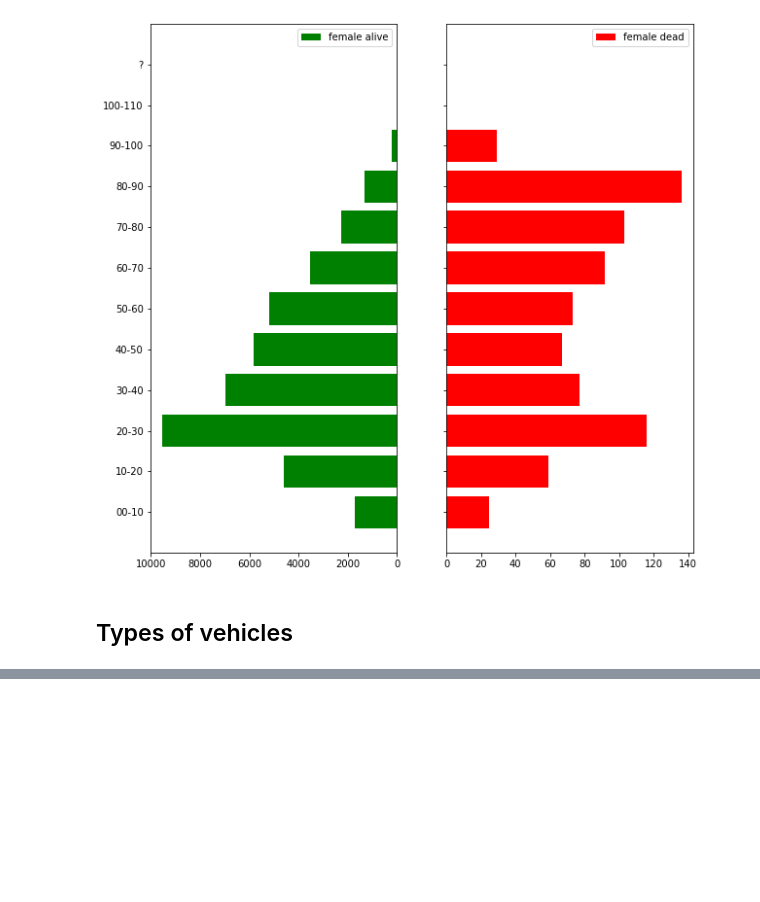
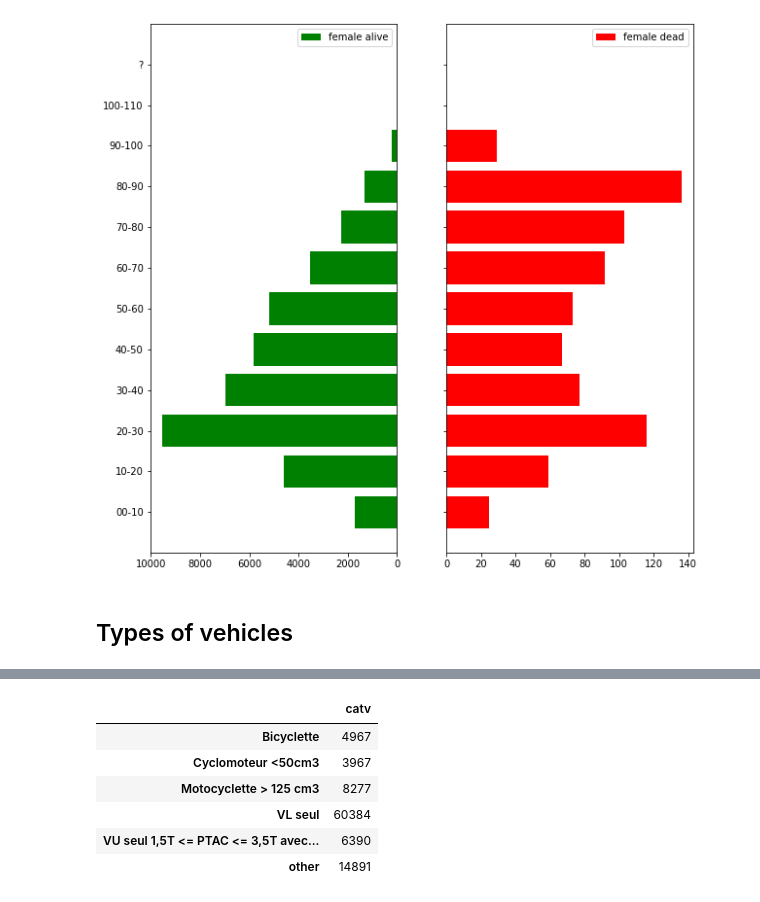
Before and after one commit to sinitame/epfl-ada-project, a Jupyter notebook: notebooks/population_pyramid.ipynb, the cells around one changed output, grey strips where cells are left out. Drawn from its saved outputs; the diff is of its cells as text; code cells hidden in the pictures; blank space fills up the shorter version.

```diff
--- a/notebooks/population_pyramid.ipynb
+++ b/notebooks/population_pyramid.ipynb
@@ -200,3 +154,82 @@ vehicles_2018_cat
+# %%
+def get_vehicles_type_df(data, top_k):
+    """Create a DataFrame (catv).
+
+    Count number of vehicles per category
+
+    Parameters
+    ----------
+    data : YearLoader
+        Dataset loading class.
+    top_k : int
+        get top_k value.
+
+    Returns
+    -------
+    pandas.DataFrame
+        Vehicles categories count DataFrame.
+
+    """
+    types = {
+        1 : 'Bicyclette',
+        2 : 'Cyclomoteur <50cm3',
+        3 : 'Voiturette (Quadricycle à moteur carrossé) (anciennement "voiturette ou tricycle à moteur")',
+        4 : 'Référence plus utilisée depuis 2006 (scooter immatriculé)',
+        5 : 'Référence plus utilisée depuis 2006 (motocyclette)',
+        6 : 'Référence plus utilisée depuis 2006 (side-car)',
+        7 : 'VL seul',
+        8 : 'Catégorie plus utilisée (VL + caravane)',
+        9 : 'Catégorie plus utilisée (VL + remorque)',
+        10 : 'VU seul 1,5T <= PTAC <= 3,5T avec ou sans remorque (anciennement VU seul 1,5T <= PTAC <= 3,5T)',
+        11 : 'Référence plus utilisée depuis 2006 (VU (10) + caravane)',
+        12 : 'Référence plus utilisée depuis 2006 (VU (10) + remorque)',
+        13 : 'PL seul 3,5T <PTCA <= 7,5T',
+        14 : 'PL seul > 7,5T',
+        15 : 'PL > 3,5T + remorque',
+        16 : 'Tracteur routier seul',
+        17 : 'Tracteur routier + semi-remorque',
+        18 : 'Référence plus utilisée depuis 2006 (transport en commun)',
+        19 : 'Référence plus utilisée depuis 2006 (tramway)',
+        20 : 'Engin spécial',
+        21 : 'Tracteur agricole',
+        30 : 'Scooter < 50 cm3',
+        31 : 'Motocyclette > 50 cm3 et <= 125 cm3',
+        32 : 'Scooter >50cm3 et<=125cm3',
+        33 : 'Motocyclette > 125 cm3',
+        34 : 'Scooter > 125 cm3',
+        35 : 'Quad léger <= 50 cm3 (Quadricycle à moteur non carrossé)',
+        36 : 'Quad lourd > 50 cm3 (Quadricycle à moteur non carrossé)',
+        37 : 'Autobus',
+        38 : 'Autocar',
+        39 : 'Train',
+        40 : 'Tramway',
+        99 : 'Autre véhicule'
+    }
+
+    # Get vehicles DataFrame
+    vehicles = data.get_dataframe("vehicles")
+
+    # Count vehicles per category
+    vehicles_cat = pd.DataFrame(vehicles['catv'].value_counts())
+    vehicles_cat.index = vehicles_cat.apply(lambda x: types.get(x.name), axis =1)
+    # Get top k
+    top_k_name = vehicles_cat.nlargest(top_k, 'catv', keep='first').index.values
+    # If in top k => keep name, else name=>'other'
+    vehicles_cat.index = vehicles_cat.apply(lambda x: x.name if x.name in top_k_name else 'other', axis=1)
+    vehicles_cat = vehicles_cat.groupby(vehicles_cat.index).sum(axis=1)
+
+    return vehicles_cat
+
+vehicles_2018_cat = get_vehicles_type_df(data_2018, 5)
+vehicles_2018_cat
+# %% [output]
+|  | catv |
+| Bicyclette | 4967 |
+| Cyclomoteur <50cm3 | 3967 |
+| Motocyclette > 125 cm3 | 8277 |
+| VL seul | 60384 |
+| VU seul 1,5T <= PTAC <= 3,5T avec... | 6390 |
+| other | 14891 |
 # %%
 def plot_vehicles_cat(df, figsize=(10,10)):
     """Bar plot number of vehicle per category.
```
Also changed, not shown: parts of 2 cells of this notebook, 2 other files.
